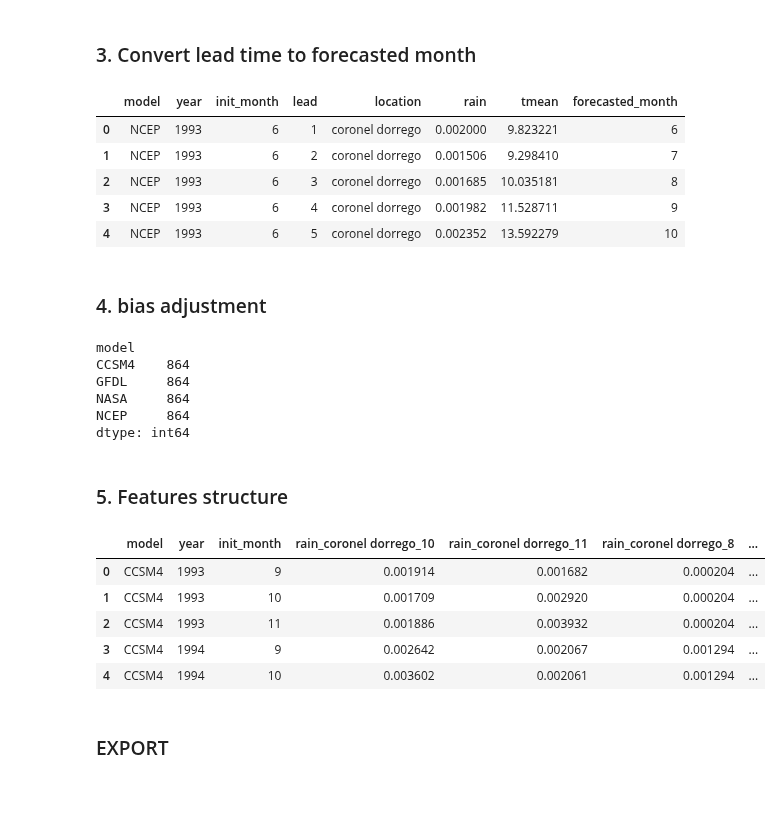
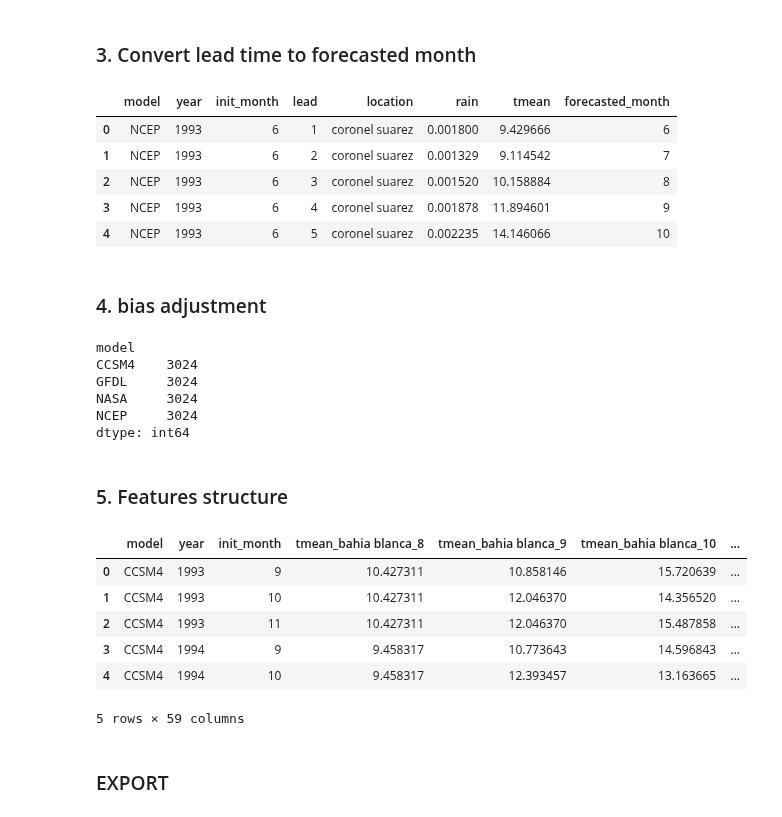
Before and after one commit to mzachow/wheat-yield-forecast-argentina, a Jupyter notebook: nmme/netcdf4_hindcasts_to_feature_csv.ipynb, the cells around one changed output. Drawn from its saved outputs; the diff is of its cells as text; code cells hidden in the pictures.

```diff
--- a/nmme/netcdf4_hindcasts_to_feature_csv.ipynb
+++ b/nmme/netcdf4_hindcasts_to_feature_csv.ipynb
@@ -12,7 +12,7 @@ from datetime import date, datetime
 from dateutil.relativedelta import relativedelta
 from bias_correction import BiasCorrection, XBiasCorrection
 
-relevant_municipalities = ["buenos aires coronel dorrego", "buenos aires hipolito yrigoyen"]
+relevant_municipalities =  ["buenos aires bahia blanca", "buenos aires coronel pringles", "buenos aires hipolito yrigoyen", "buenos aires coronel dorrego", "buenos aires coronel suarez", "buenos aires saavedra", "santa fe san justo"]
 
 column_names = {
     "X":"lon",
@@ -39,7 +39,7 @@ gdf_adm2 = gp.read_file("data/shapefile/arg_admbnda_adm2_unhcr2017.shp")[["ADM1_
 # concatenate name of state and municipality
 gdf_adm2["name"] = gdf_adm2[["ADM1_ES", "ADM2_ES"]].apply(lambda x: unidecode(x[0].lower()) + " " + unidecode(x[1].lower()), axis=1)
 # filter the two relevant names
-gdf_adm2 = gdf_adm2.loc[gdf_adm2["name"].isin(["buenos aires coronel dorrego", "buenos aires hipolito yrigoyen"]), ["name", "geometry"]].reset_index(drop=True)
+gdf_adm2 = gdf_adm2.loc[gdf_adm2["name"].isin(relevant_municipalities), ["name", "geometry"]].reset_index(drop=True)
 # convert to dictionary for easier access
 name_to_shape = gdf_adm2.set_index("name")["geometry"].to_dict()
 # preview
@@ -52,7 +57,7 @@ name_to_shape
 
 The ERA5-Land-Reanalysis [Dataset](https://cds.climate.copernicus.eu/cdsapp#!/dataset/reanalysis-era5-land-monthly-means?tab=form) is needed to bias-adjustment.
 # %%
-era = pd.read_csv("data/era_filtered_locations.csv").assign(model="ERA", init_month=12)
+era = pd.read_csv("data/era_filtered_locations_v2.csv").assign(model="ERA", init_month=12)
 # the redundant part of the location "Buenoas Aires" can be removed
 era["name"] = era["name"].apply(lambda x: x.replace("buenos aires ", ""))
 era = era[["model", "year", "init_month", "month", "rain", "tmean", "name"]]
@@ -146,9 +151,16 @@ modelling_groups = nmme["model"].unique()
 li = []
 for model in modelling_groups:
     current_model = nmme.loc[nmme["model"] == model, ["model", "lat", "lon", "geometry"]].drop_duplicates()
-    location_1 = pd.DataFrame(current_model.iloc[current_model.sindex.nearest(name_to_shape[relevant_municipalities[0]])[1][0]]).transpose().assign(location="coronel dorrego").reset_index(drop=True)
-    location_2 = pd.DataFrame(current_model.iloc[current_model.sindex.nearest(name_to_shape[relevant_municipalities[1]])[1][0]]).transpose().assign(location="hipolito yrigoyen").reset_index(drop=True)
-    locations = pd.concat([location_1, location_2], ignore_index=True)
+    # get the nearest lat-lon pair to both locations (municipalities)
+    location_1 = pd.DataFrame(current_model.iloc[current_model.sindex.nearest(name_to_shape[relevant_municipalities[0]])[1][0]]).transpose().assign(location="coronel suarez").reset_index(drop=True)
+    location_2 = pd.DataFrame(current_model.iloc[current_model.sindex.nearest(name_to_shape[relevant_municipalities[1]])[1][0]]).transpose().assign(location="bahia blanca").reset_index(drop=True)
+    location_3 = pd.DataFrame(current_model.iloc[current_model.sindex.nearest(name_to_shape[relevant_municipalities[2]])[1][0]]).transpose().assign(location="coronel dorrego").reset_index(drop=True)
+    location_4 = pd.DataFrame(current_model.iloc[current_model.sindex.nearest(name_to_shape[relevant_municipalities[3]])[1][0]]).transpose().assign(location="coronel pringles").reset_index(drop=True)
+    location_5 = pd.DataFrame(current_model.iloc[current_model.sindex.nearest(name_to_shape[relevant_municipalities[4]])[1][0]]).transpose().assign(location="hipolito yrigoyen").reset_index(drop=True)
+    location_6 = pd.DataFrame(current_model.iloc[current_model.sindex.nearest(name_to_shape[relevant_municipalities[5]])[1][0]]).transpose().assign(location="santa fe san justo").reset_index(drop=True)
+    location_7 = pd.DataFrame(current_model.iloc[current_model.sindex.nearest(name_to_shape[relevant_municipalities[6]])[1][0]]).transpose().assign(location="saavedra").reset_index(drop=True)
+    # save in dataframe
+    locations = pd.concat([location_1, location_2, location_3, location_4, location_5, location_6, location_7], ignore_index=True)
 
     current_model = current_model.merge(locations, on=["model", "lat", "lon", "geometry"], how="left").dropna()
     li.append(current_model)
@@ -181,11 +193,11 @@ nmme = nmme.rename(columns={"modified rain":"rain", "modified tmean":"tmean"})
 nmme.head()
 # %% [output]
 |  | model | year | init_month | lead | location | rain | tmean | forecasted_month |
-| 0 | NCEP | 1993 | 6 | 1 | coronel dorrego | 0.002000 | 9.823221 | 6 |
-| 1 | NCEP | 1993 | 6 | 2 | coronel dorrego | 0.001506 | 9.298410 | 7 |
-| 2 | NCEP | 1993 | 6 | 3 | coronel dorrego | 0.001685 | 10.035181 | 8 |
-| 3 | NCEP | 1993 | 6 | 4 | coronel dorrego | 0.001982 | 11.528711 | 9 |
-| 4 | NCEP | 1993 | 6 | 5 | coronel dorrego | 0.002352 | 13.592279 | 10 |
+| 0 | NCEP | 1993 | 6 | 1 | coronel suarez | 0.001800 | 9.429666 | 6 |
+| 1 | NCEP | 1993 | 6 | 2 | coronel suarez | 0.001329 | 9.114542 | 7 |
+| 2 | NCEP | 1993 | 6 | 3 | coronel suarez | 0.001520 | 10.158884 | 8 |
+| 3 | NCEP | 1993 | 6 | 4 | coronel suarez | 0.001878 | 11.894601 | 9 |
+| 4 | NCEP | 1993 | 6 | 5 | coronel suarez | 0.002235 | 14.146066 | 10 |
 # %% [markdown]
 ### 4. bias adjustment
 # %%
@@ -194,10 +206,10 @@ nmme = nmme.loc[nmme["forecasted_month"].between(8,11)].reset_index(drop=True)
 nmme.groupby("model").size()
 # %% [output]
 model
-CCSM4    864
-GFDL     864
-NASA     864
-NCEP     864
+CCSM4    3024
+GFDL     3024
+NASA     3024
+NCEP     3024
 dtype: int64
 # %%
 def adjust_bias(observed, predicted, correction_method="basic_quantile"):
@@ -254,38 +266,34 @@ adjusted_hindcasts = adjust_bias(era, nmme)
 # %%
 # Bring NMME hindcasts into right structure where features are columns and rows are model-year-init_month
 hindcasts_pivot = adjusted_hindcasts.pivot(index=["model", "year", "init_month"], columns=["location", "forecasted_month"], values=["tmean", "rain"]).reset_index()
 hindcasts_pivot.columns = ["{}_{}_{}".format(c[0], c[1], c[2]) for c in hindcasts_pivot.columns]
 hindcasts_pivot.columns = [c.strip("_") for c in hindcasts_pivot.columns]
 hindcasts_pivot = hindcasts_pivot.loc[(hindcasts_pivot["init_month"] >= 9)].reset_index(drop=True)
 
 # Bring ERA into right structure where features are columns and rows are model-year
 era_pivot = era.pivot(index=["model", "year", "init_month"], columns=["location", "forecasted_month"], values=["tmean", "rain"]).reset_index()
 era_pivot.columns = ["{}_{}_{}".format(c[0], c[1], c[2]) for c in era_pivot.columns]
 era_pivot.columns = [c.strip("_") for c in era_pivot.columns]
 era_pivot = era_pivot.sort_values(by=["model", "year", "init_month"])
 
 # features for month < init_months are NaNs and will be replaced with era-reanalysis data
 all_models = hindcasts_pivot.set_index("year").combine_first(era_pivot.set_index("year")).reset_index()
 # concat ERA with init_month = 12
 all_models = pd.concat([all_models, era_pivot], ignore_index=True)
 all_models = all_models.drop_duplicates().reset_index(drop=True)
 all_models = all_models.loc[all_models["init_month"] >= 9].sort_values(by=["model", "year", "init_month"]).reset_index(drop=True)
 
 # bring columns into right order
-all_models = all_models[
-    ['model', 'year', 'init_month', 'rain_coronel dorrego_10', 'rain_coronel dorrego_11', 'rain_coronel dorrego_8', 'rain_coronel dorrego_9', 'rain_hipolito yrigoyen_10',
-     'rain_hipolito yrigoyen_11', 'rain_hipolito yrigoyen_8', 'rain_hipolito yrigoyen_9', 'tmean_coronel dorrego_10', 'tmean_coronel dorrego_11', 'tmean_coronel dorrego_8',
-     'tmean_coronel dorrego_9', 'tmean_hipolito yrigoyen_10', 'tmean_hipolito yrigoyen_11', 'tmean_hipolito yrigoyen_8', 'tmean_hipolito yrigoyen_9']
-    ]
-
+all_models = all_models.set_index(['model', 'year', 'init_month']).reset_index()
 all_models.head()
 # %% [output]
-|  | model | year | init_month | rain_coronel dorrego_10 | rain_coronel dorrego_11 | rain_coronel dorrego_8 | ... |
-| 0 | CCSM4 | 1993 | 9 | 0.001914 | 0.001682 | 0.000204 | ... |
-| 1 | CCSM4 | 1993 | 10 | 0.001709 | 0.002920 | 0.000204 | ... |
-| 2 | CCSM4 | 1993 | 11 | 0.001886 | 0.003932 | 0.000204 | ... |
-| 3 | CCSM4 | 1994 | 9 | 0.002642 | 0.002067 | 0.001294 | ... |
-| 4 | CCSM4 | 1994 | 10 | 0.003602 | 0.002061 | 0.001294 | ... |
+|  | model | year | init_month | tmean_bahia blanca_8 | tmean_bahia blanca_9 | tmean_bahia blanca_10 | ... |
+| 0 | CCSM4 | 1993 | 9 | 10.427311 | 10.858146 | 15.720639 | ... |
+| 1 | CCSM4 | 1993 | 10 | 10.427311 | 12.046370 | 14.356520 | ... |
+| 2 | CCSM4 | 1993 | 11 | 10.427311 | 12.046370 | 15.487858 | ... |
+| 3 | CCSM4 | 1994 | 9 | 9.458317 | 10.773643 | 14.596843 | ... |
+| 4 | CCSM4 | 1994 | 10 | 9.458317 | 12.393457 | 13.163665 | ... |
+5 rows × 59 columns
 # %% [markdown]
 ### EXPORT
 # %%
```
Also changed, not shown: parts of 5 cells of this notebook, 4 other files.
